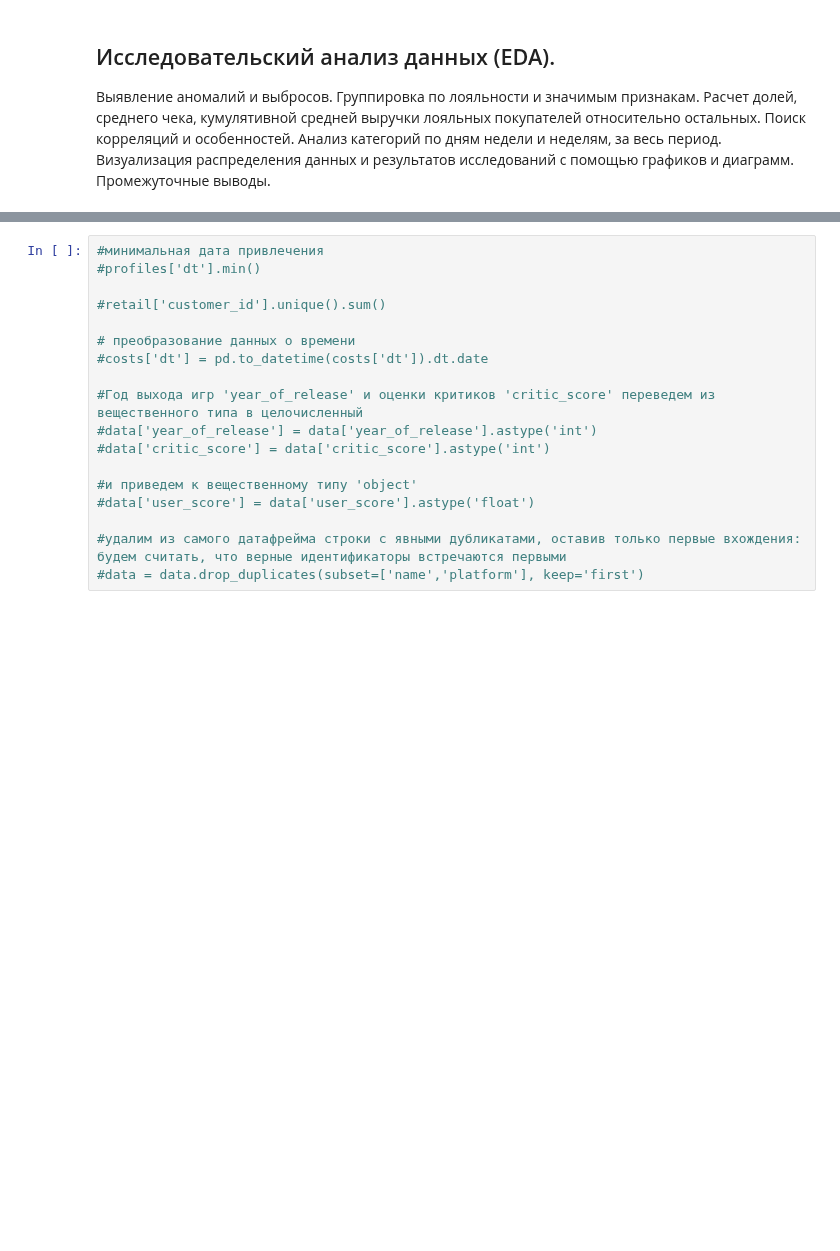
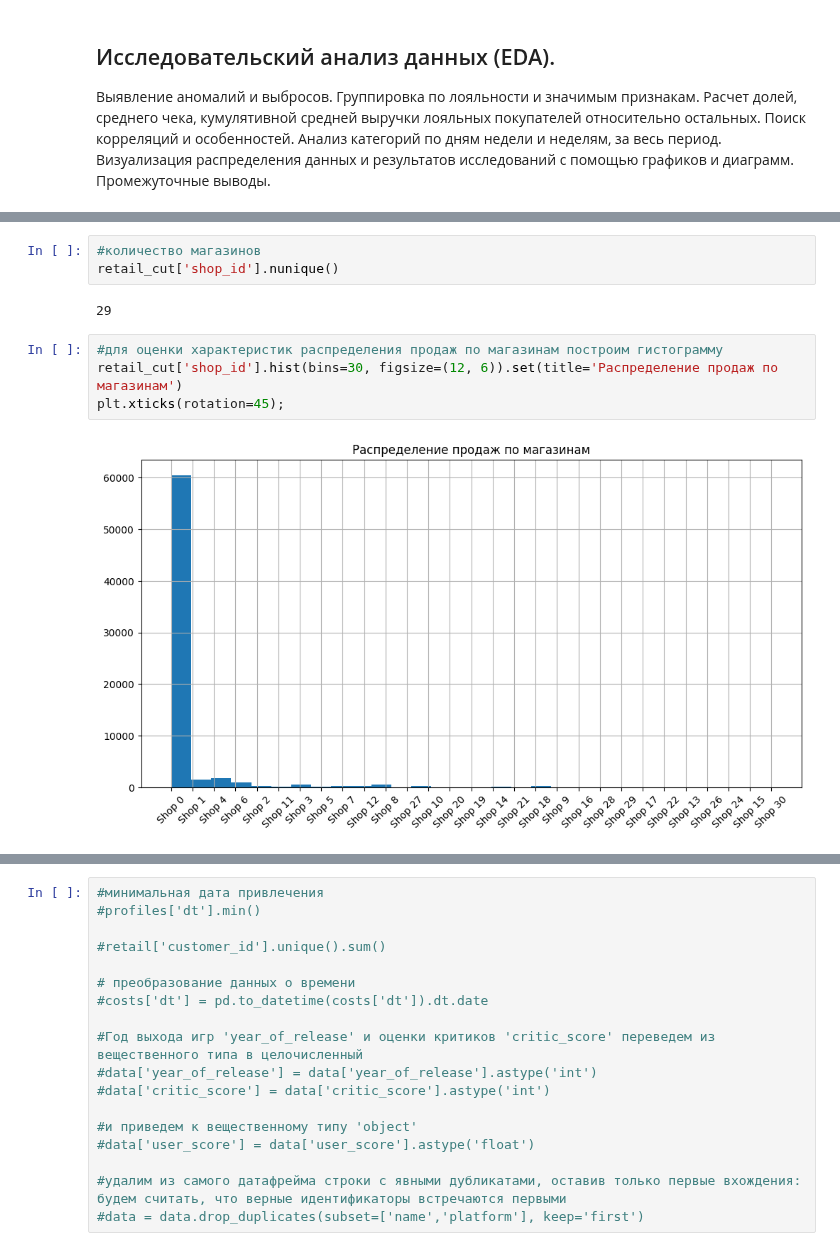
Before and after one commit to akirionenko/senior_progect, a Jupyter notebook: senior_project_1.ipynb, the cells around one changed output, grey strips where cells are left out. Drawn from its saved outputs; the diff is of its cells as text; blank space fills up the shorter version.

```diff
--- a/senior_project_1.ipynb
+++ b/senior_project_1.ipynb
@@ -222,0 +235,11 @@ product.duplicated().sum()
+# %%
+#количество магазинов
+retail_cut['shop_id'].nunique()
+# %% [output]
+29
+# %%
+#для оценки характеристик распределения продаж по магазинам построим гистограмму
+retail_cut['shop_id'].hist(bins=30, figsize=(12, 6)).set(title='Распределение продаж по магазинам')
+plt.xticks(rotation=45);
+# %% [output]
+[figure, added]
```
Also changed, not shown: parts of 11 cells of this notebook.
